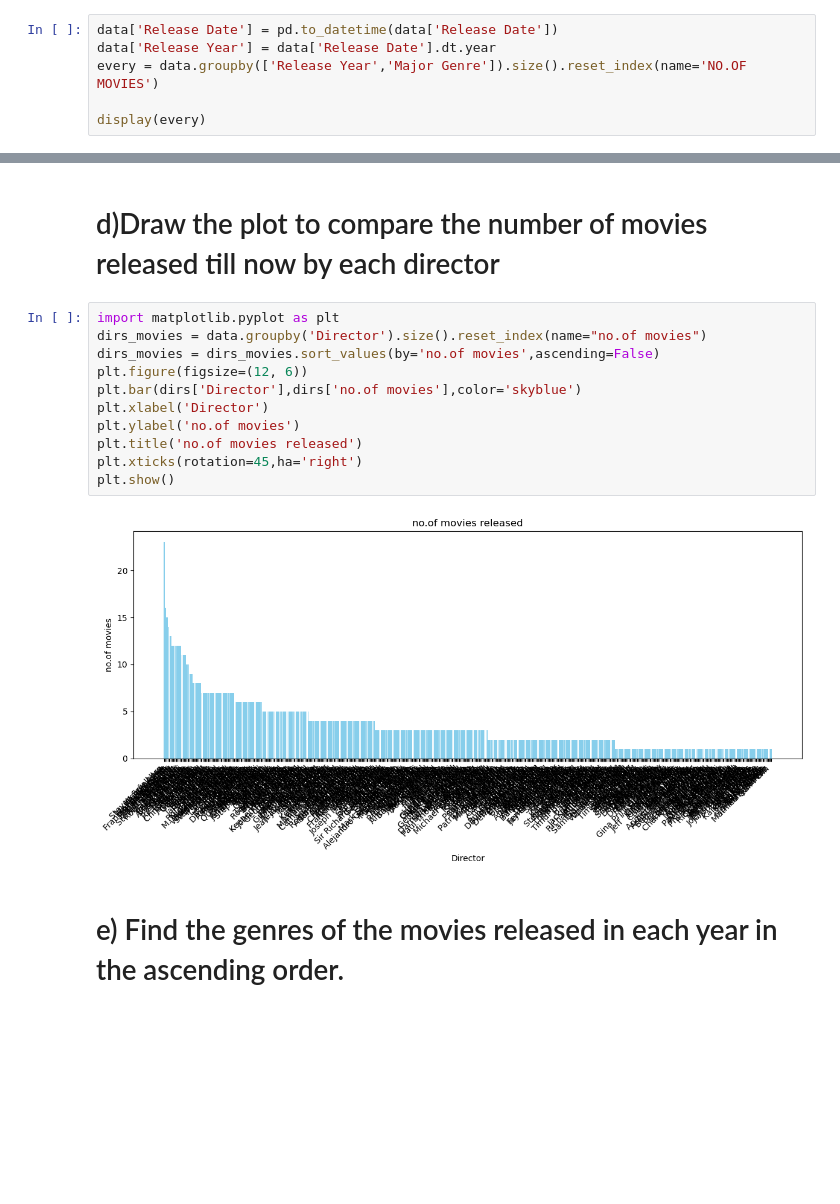
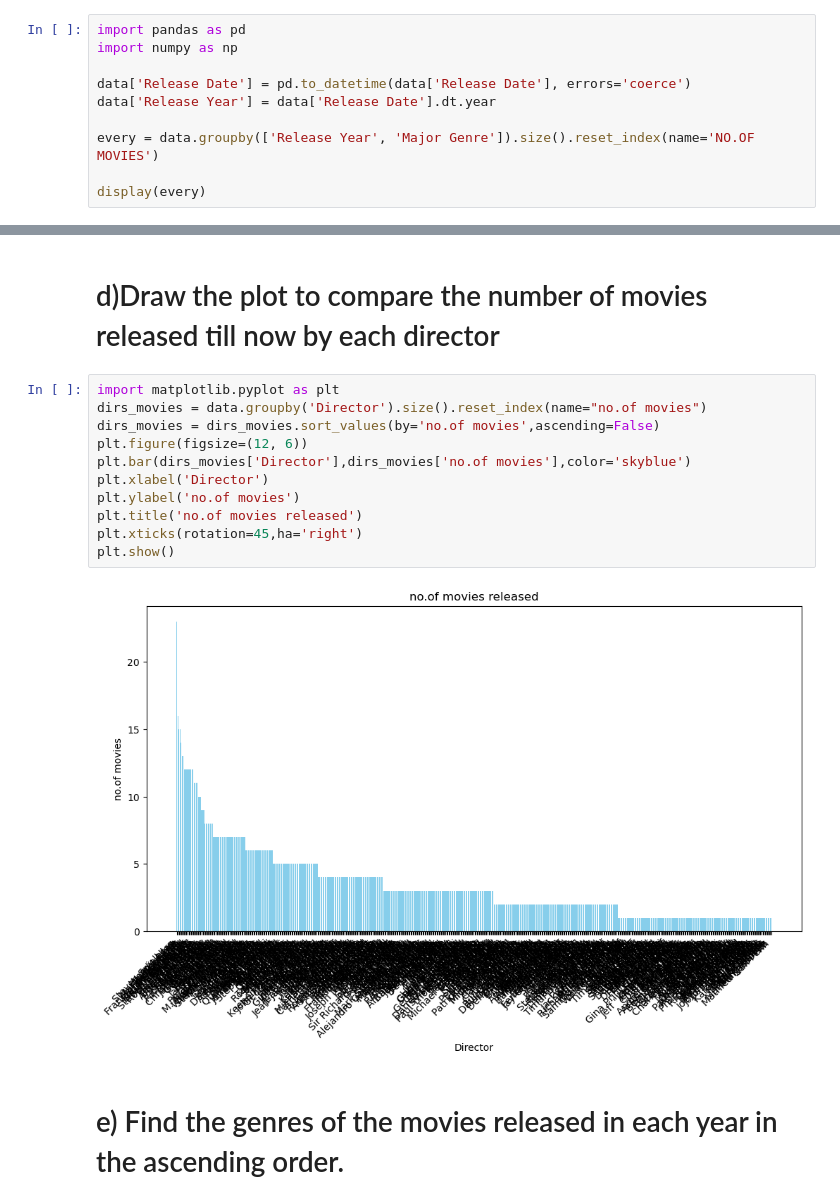
Before and after one commit to nvn18/3-1_LAB_WORKS, a Jupyter notebook: DA_LAB/Movie_dataset.ipynb, the cells around one changed output, grey strips where cells are left out. Drawn from its saved outputs; the diff is of its cells as text; blank space fills up the shorter version.

```diff
--- a/DA_LAB/Movie_dataset.ipynb
+++ b/DA_LAB/Movie_dataset.ipynb
@@ -19,9 +19,13 @@ display(data)
 # %% [markdown]
 # a) Find number of movies released under each genre in each year.
 # %%
-data['Release Date'] = pd.to_datetime(data['Release Date'])
+import pandas as pd
+import numpy as np
+
+data['Release Date'] = pd.to_datetime(data['Release Date'], errors='coerce')
 data['Release Year'] = data['Release Date'].dt.year
-every = data.groupby(['Release Year','Major Genre']).size().reset_index(name='NO.OF MOVIES')
+
+every = data.groupby(['Release Year', 'Major Genre']).size().reset_index(name='NO.OF MOVIES')
 
 display(every)
 # %% [output]
@@ -88,16 +92,16 @@ display(dir)
 # %%
 import matplotlib.pyplot as plt
 dirs_movies = data.groupby('Director').size().reset_index(name="no.of movies")
 dirs_movies = dirs_movies.sort_values(by='no.of movies',ascending=False)
 plt.figure(figsize=(12, 6))
-plt.bar(dirs['Director'],dirs['no.of movies'],color='skyblue')
+plt.bar(dirs_movies['Director'],dirs_movies['no.of movies'],color='skyblue')
 plt.xlabel('Director')
 plt.ylabel('no.of movies')
 plt.title('no.of movies released')
 plt.xticks(rotation=45,ha='right')
 plt.show()
 # %% [output]
-[figure, old version]
+[figure, new version]
 # %% [markdown]
 # e) Find the genres of the movies released in each year in the ascending order.
 # %%
```
Also changed, not shown: parts of 2 cells of this notebook.
